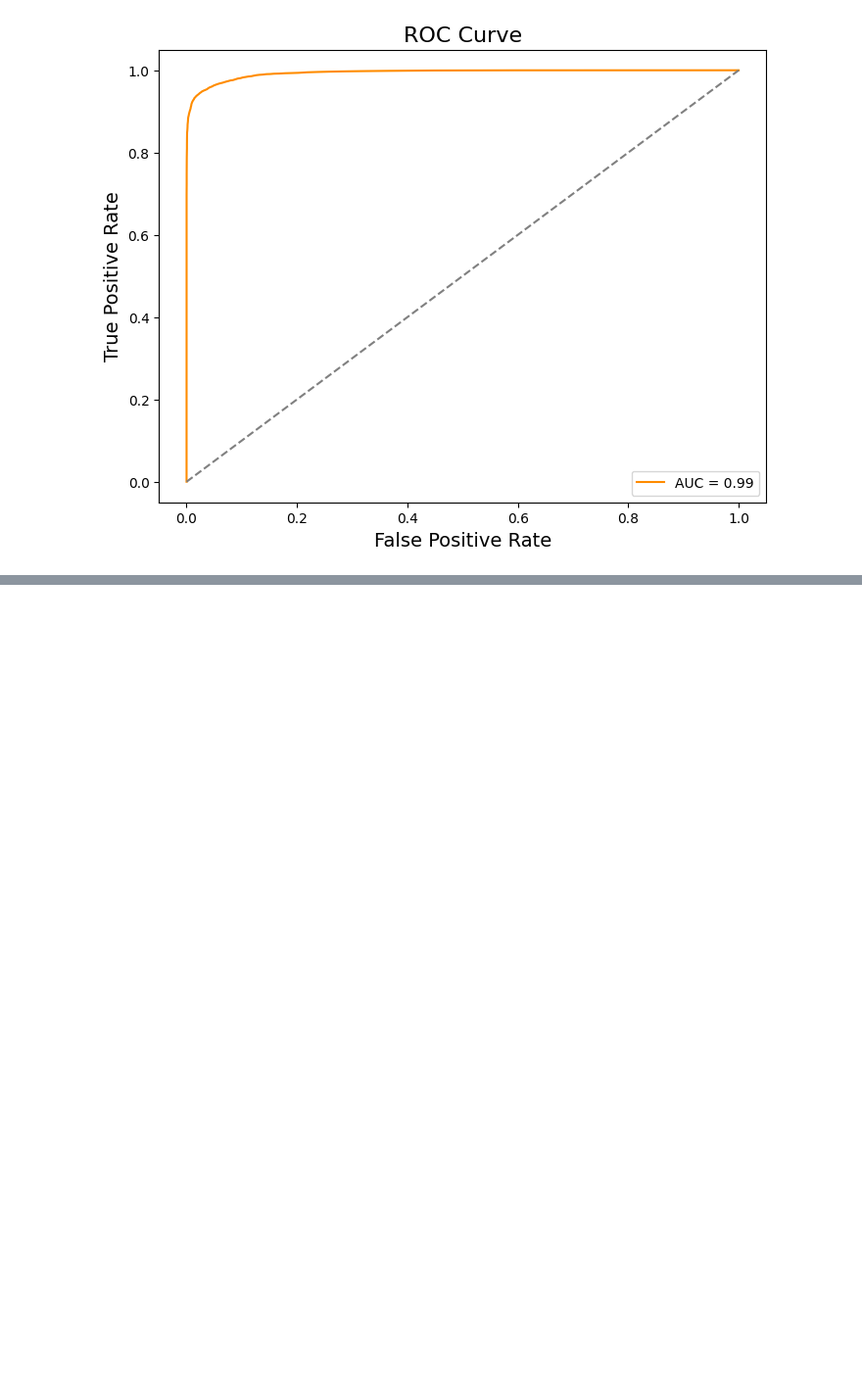
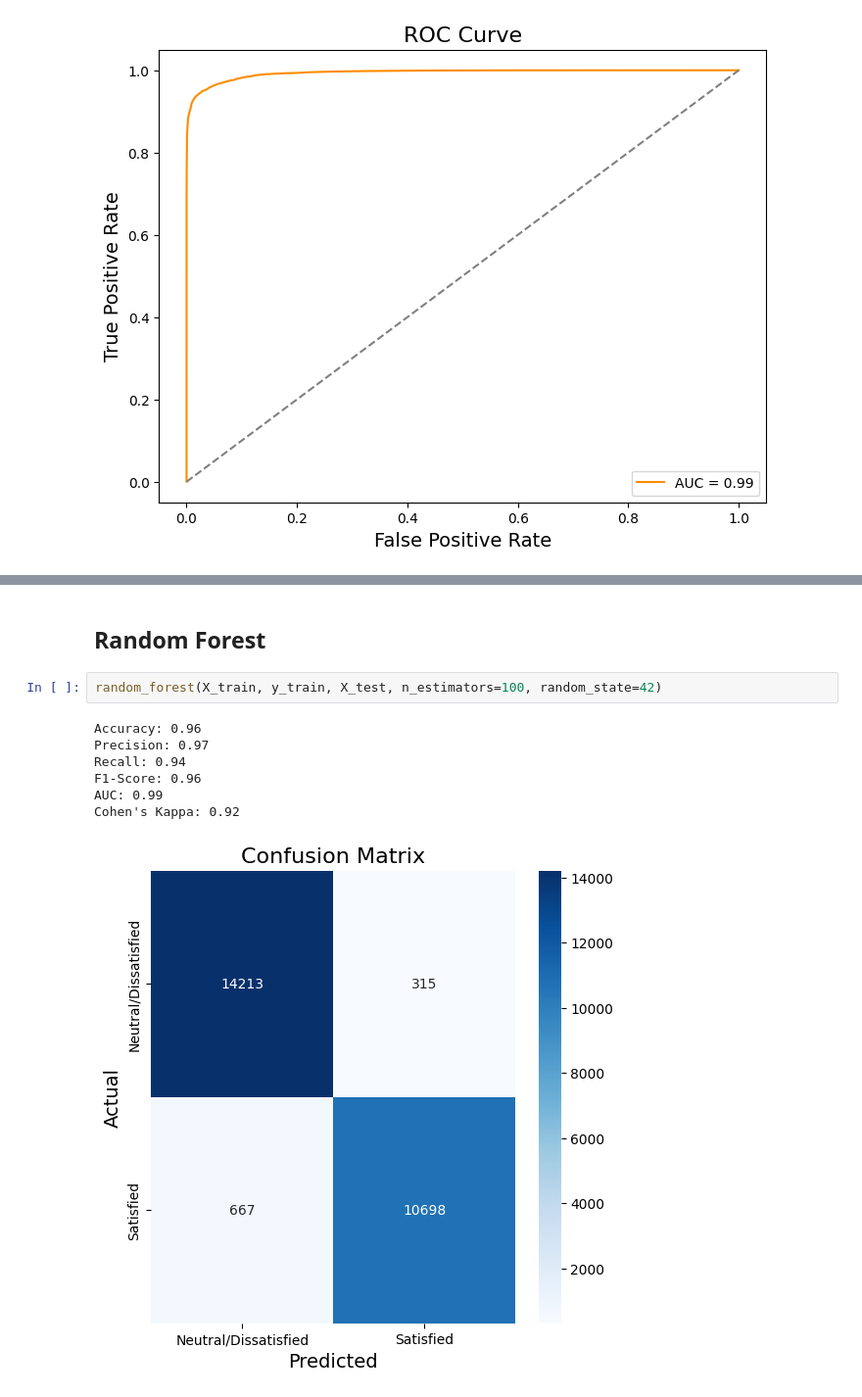
Before and after one commit to airline-management-system/customer-satisfaction, a Jupyter notebook: notebook/benchmark.ipynb, the cells around one changed output, grey strips where cells are left out. Shown at 98% size. Saved outputs shown, nothing was run; the diff lists cells and outputs as text; blank space fills up the shorter version.

```diff
--- a/notebook/benchmark.ipynb
+++ b/notebook/benchmark.ipynb
@@ -162,0 +206,12 @@ Cohen's Kappa: 0.92
+# %% [markdown]
+## Random Forest
+# %%
+random_forest(X_train, y_train, X_test, n_estimators=100, random_state=42)
+# %% [output]
+Accuracy: 0.96
+Precision: 0.97
+Recall: 0.94
+F1-Score: 0.96
+AUC: 0.99
+Cohen's Kappa: 0.92
+[figure, added]
```
Also changed, not shown: parts of 9 cells of this notebook.
